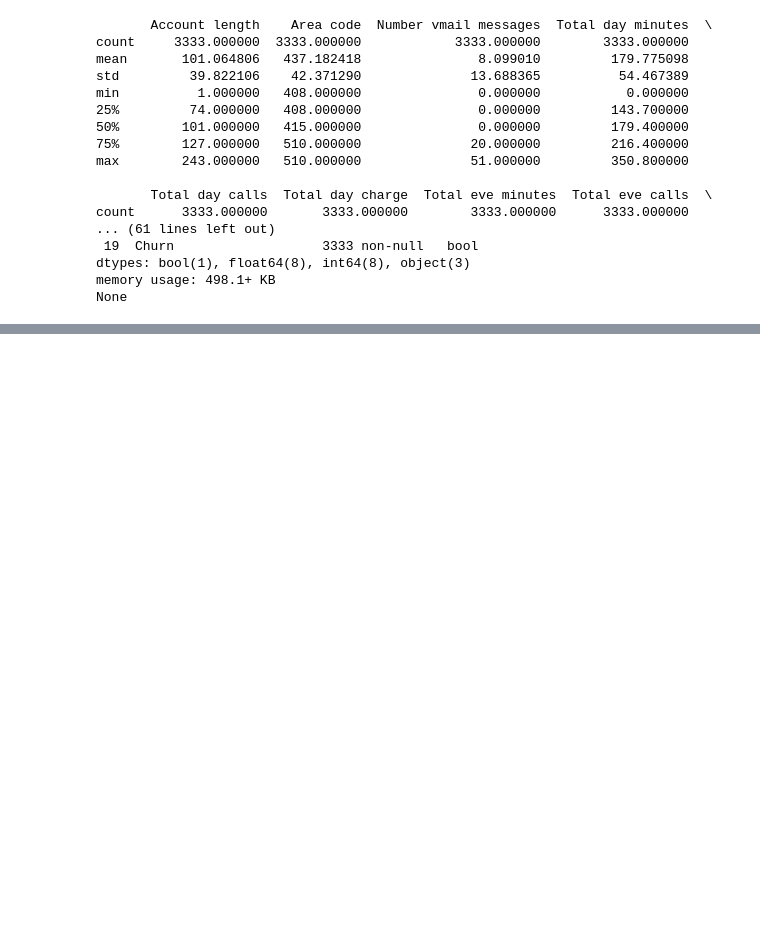
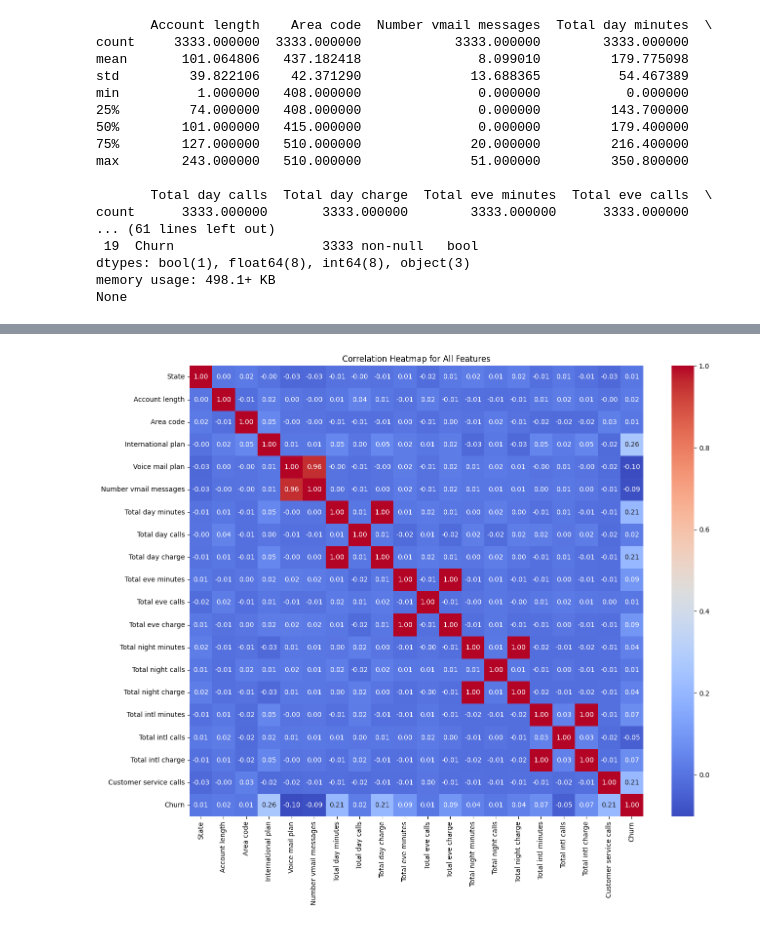
Before and after one commit to ngnquanq/xai-thesis, a Jupyter notebook: notebooks/visualize.ipynb, the cells around one changed output, grey strips where cells are left out. Saved outputs shown, nothing was run; the diff lists cells and outputs as text; code cells hidden in the pictures; blank space fills up the shorter version.

```diff
--- a/notebooks/visualize.ipynb
+++ b/notebooks/visualize.ipynb
@@ -54,0 +85,16 @@ None
+# %%
+data = df.copy()
+# %%
+# Encode categorical variables
+data["Churn"] = data["Churn"].astype(int)
+from sklearn.preprocessing import LabelEncoder
+
+# Initialize LabelEncoder
+le = LabelEncoder()
+
+# Encode 'State'
+data['State'] = le.fit_transform(data['State'])
+
+# Map 'Yes'/'No' to 1/0 in 'International plan' and 'Voice mail plan'
+data['International plan'] = data['International plan'].map({'No': 0, 'Yes': 1})
+data['Voice mail plan'] = data['Voice mail plan'].map({'No': 0, 'Yes': 1})
@@ -54,0 +116,20 @@ None
+# %%
+from sklearn.preprocessing import StandardScaler
+
+numeric_cols = data.select_dtypes(include=['int64', 'float64', 'int32']).columns.tolist()
+numeric_cols.remove('Churn')  # Exclude the target variable
+
+scaler = StandardScaler()
+data[numeric_cols] = scaler.fit_transform(data[numeric_cols])
+# %%
+corr_matrix = data.corr()
+# %%
+import seaborn as sns
+import matplotlib.pyplot as plt
+
+plt.figure(figsize=(15, 12))
+sns.heatmap(corr_matrix, annot=True, cmap='coolwarm', fmt='.2f')
+plt.title('Correlation Heatmap for All Features')
+plt.show()
+# %% [output]
+[figure, added]
```
Also changed, not shown: parts of 11 cells of this notebook, 9 other files.
